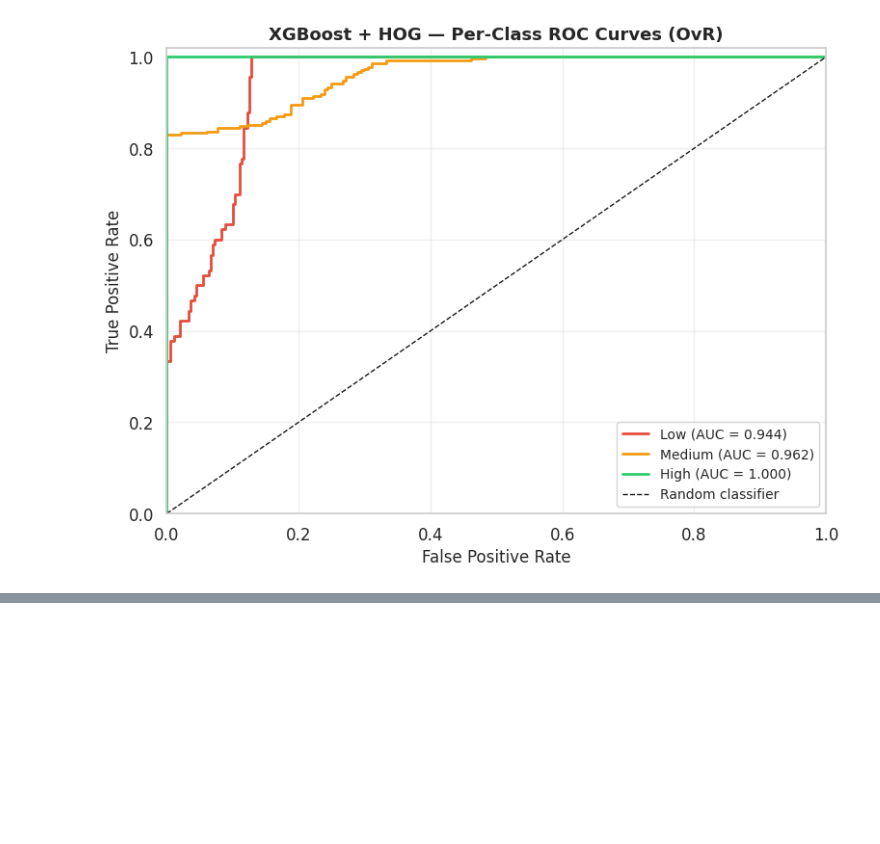
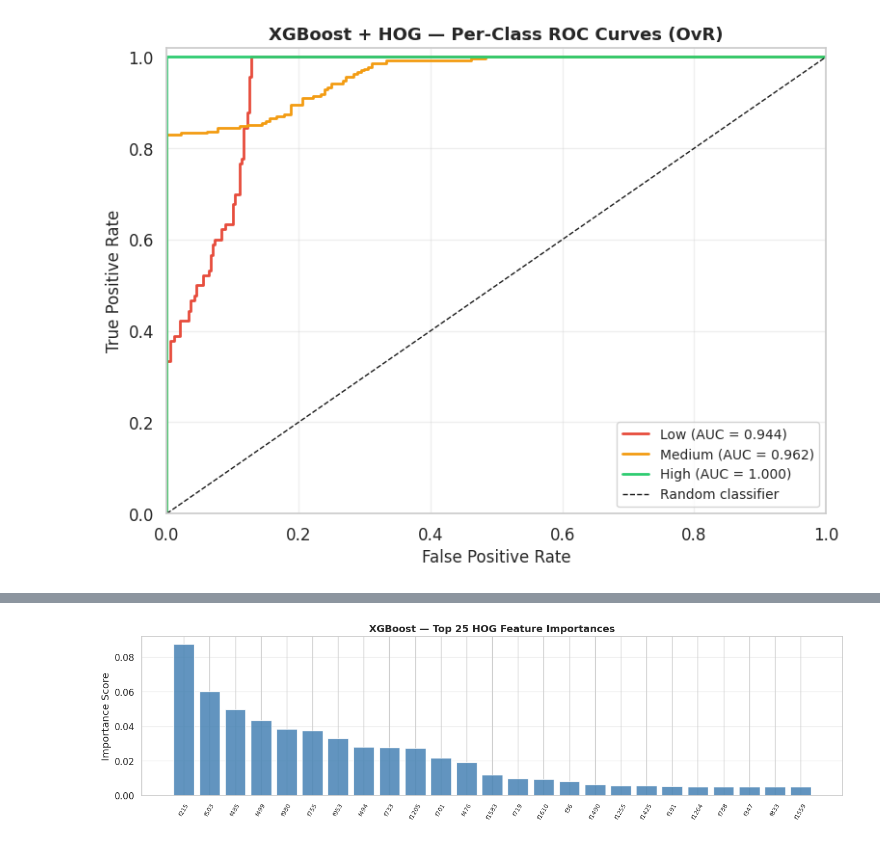
Before and after one commit to YasiniK/multimodal-student-cognitive-load-and-engagement-detection, a Jupyter notebook: Student_Engagement/se_model_training.ipynb, the cells around one changed output, grey strips where cells are left out. Drawn from its saved outputs; the diff is of its cells as text; code cells hidden in the pictures; blank space fills up the shorter version.

Commit message:
Top-25 HOG Feature Importances

```diff
--- a/Student_Engagement/se_model_training.ipynb
+++ b/Student_Engagement/se_model_training.ipynb
@@ -423,0 +428,21 @@ plt.show()
+# %%
+# Extract importance scores for all 1,764 HOG dimensions
+top_n       = 25
+importances = xgb_clf.feature_importances_
+# Sort in descending order and keep only the top 25 most important dimensions
+top_idx     = np.argsort(importances)[::-1][:top_n]
+
+fig, ax = plt.subplots(figsize=(14, 4))
+ax.bar(range(top_n), importances[top_idx],
+       color='steelblue', alpha=0.85, edgecolor='white')
+ax.set_xticks(range(top_n))
+ax.set_xticklabels([f'f{i}' for i in top_idx], rotation=60, fontsize=8)
+ax.set_title(f'XGBoost — Top {top_n} HOG Feature Importances',
+             fontweight='bold', fontsize=13)
+ax.set_ylabel('Importance Score')
+ax.grid(axis='y', alpha=0.3)
+plt.tight_layout()
+plt.savefig(OUTPUT_DIR / 'xgb_feature_importance.png', dpi=150)
+plt.show()
+# %% [output]
+[figure, added]
```
Also changed, not shown: parts of 1 cell of this notebook.
